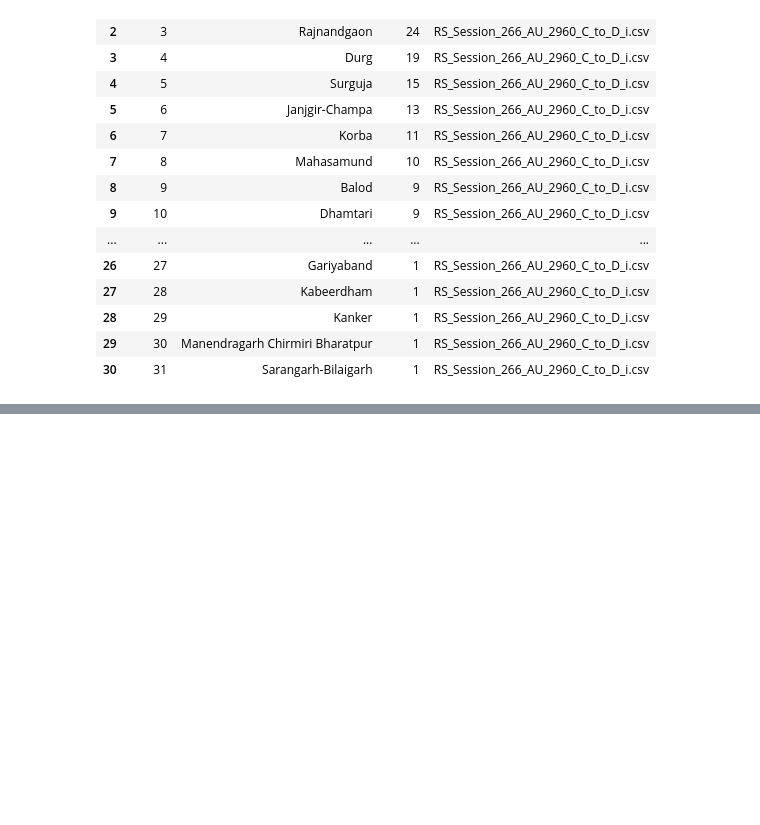
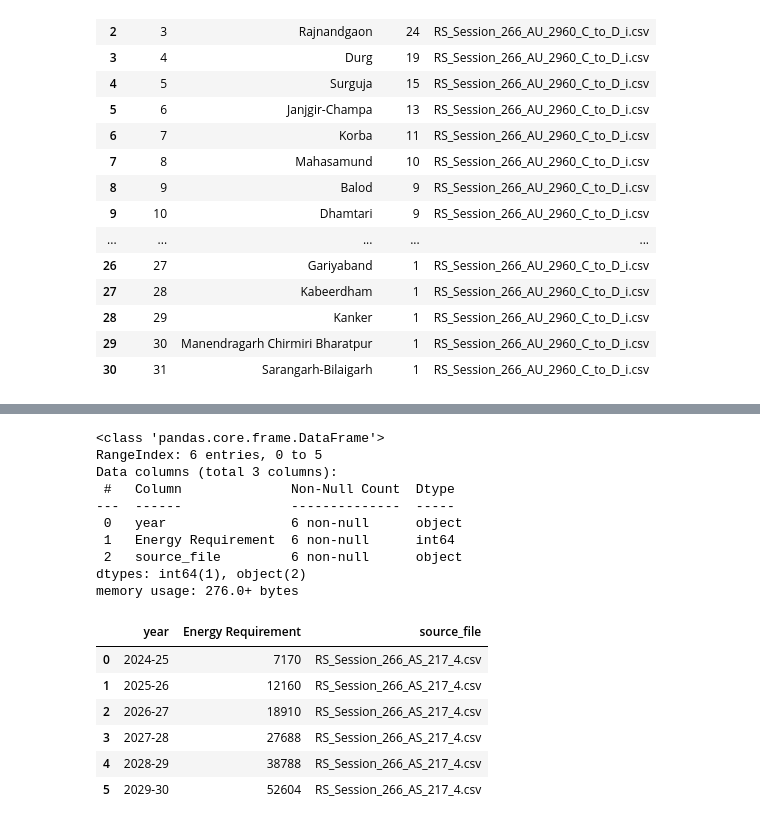
Before and after one commit to RitikaSen27/Automobile-sales-and-EV-adoption-trends, a Jupyter notebook: ev_cleaning.ipynb, the cells around one changed output, grey strips where cells are left out. Saved outputs shown, nothing was run; the diff lists cells and outputs as text; code cells hidden in the pictures; blank space fills up the shorter version.

```diff
--- a/ev_cleaning.ipynb
+++ b/ev_cleaning.ipynb
@@ -916,0 +1106,26 @@ memory usage: 1.2+ KB
+# %%
+df_energy = load_and_clean("RS_Session_266_AS_217_4.csv")
+df_energy = df_energy.rename(columns={"Years": "year"})
+df_energy["source_file"] = "RS_Session_266_AS_217_4.csv"
+
+master_scheme_energy_requirement = df_energy
+master_scheme_energy_requirement.info()
+master_scheme_energy_requirement
+# %% [output]
+<class 'pandas.core.frame.DataFrame'>
+RangeIndex: 6 entries, 0 to 5
+Data columns (total 3 columns):
+ #   Column              Non-Null Count  Dtype
+---  ------              --------------  -----
+ 0   year                6 non-null      object
+ 1   Energy Requirement  6 non-null      int64
+ 2   source_file         6 non-null      object
+dtypes: int64(1), object(2)
+memory usage: 276.0+ bytes
+|  | year | Energy Requirement | source_file |
+| 0 | 2024-25 | 7170 | RS_Session_266_AS_217_4.csv |
+| 1 | 2025-26 | 12160 | RS_Session_266_AS_217_4.csv |
+| 2 | 2026-27 | 18910 | RS_Session_266_AS_217_4.csv |
+| 3 | 2027-28 | 27688 | RS_Session_266_AS_217_4.csv |
+| 4 | 2028-29 | 38788 | RS_Session_266_AS_217_4.csv |
+| 5 | 2029-30 | 52604 | RS_Session_266_AS_217_4.csv |
```
Also changed, not shown: parts of 16 cells of this notebook.
